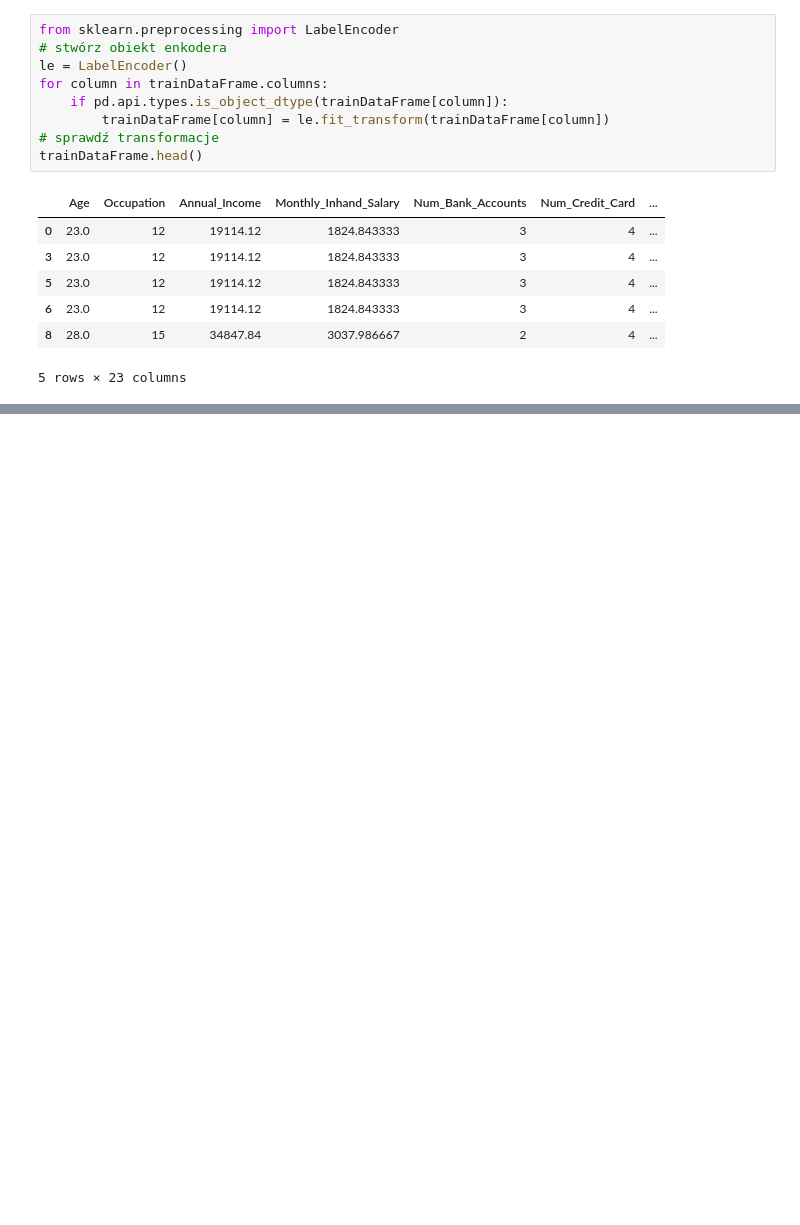
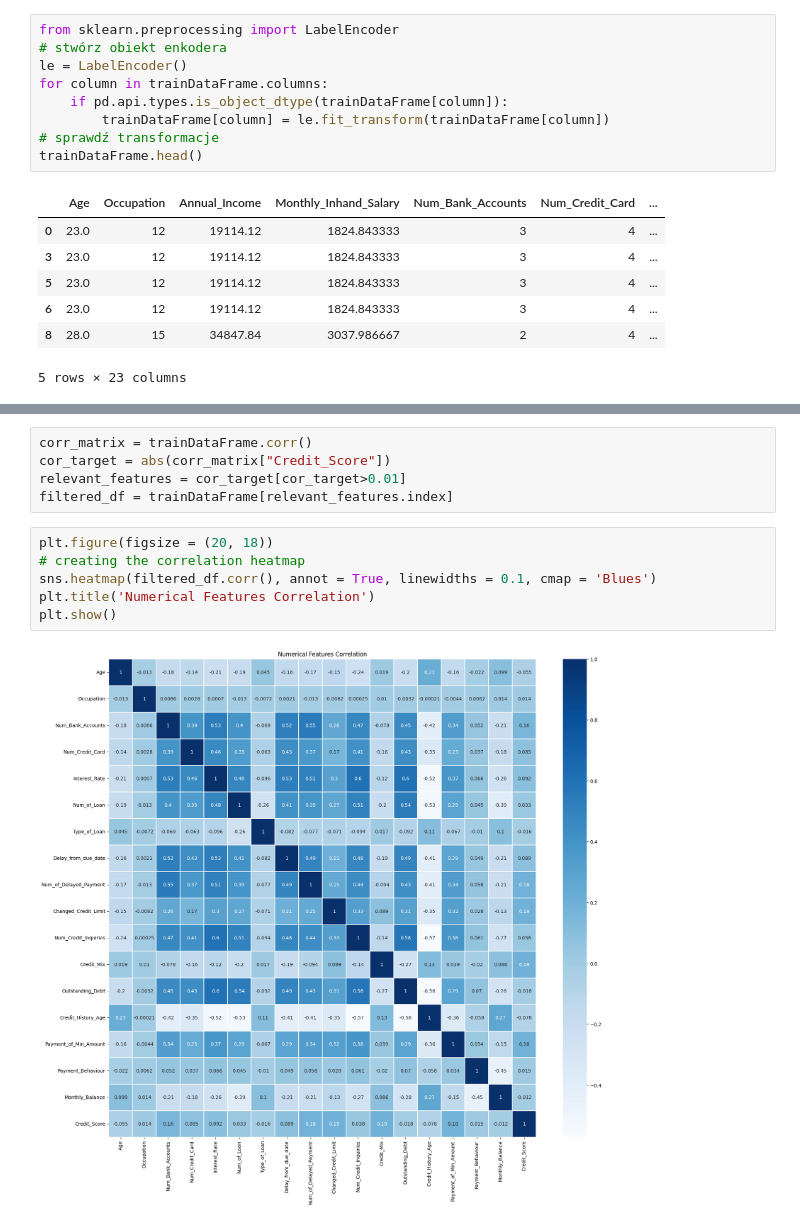
Before and after one commit to UEPP40/PUM, a Jupyter notebook: main2.ipynb, the cells around one changed output, grey strips where cells are left out. Saved outputs shown, nothing was run; the diff lists cells and outputs as text; blank space fills up the shorter version.

```diff
--- a/main2.ipynb
+++ b/main2.ipynb
@@ -185,0 +194,13 @@ trainDataFrame.head()
+# %%
+corr_matrix = trainDataFrame.corr()
+cor_target = abs(corr_matrix["Credit_Score"])
+relevant_features = cor_target[cor_target>0.01]
+filtered_df = trainDataFrame[relevant_features.index]
+# %%
+plt.figure(figsize = (20, 18))
+# creating the correlation heatmap
+sns.heatmap(filtered_df.corr(), annot = True, linewidths = 0.1, cmap = 'Blues')
+plt.title('Numerical Features Correlation')
+plt.show()
+# %% [output]
+[figure, added]
```
Also changed, not shown: parts of 1 cell of this notebook.
